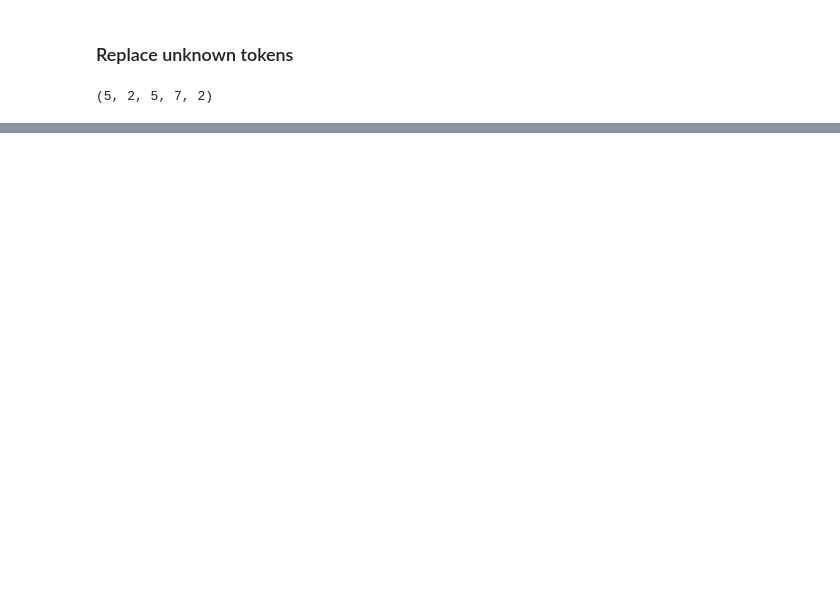
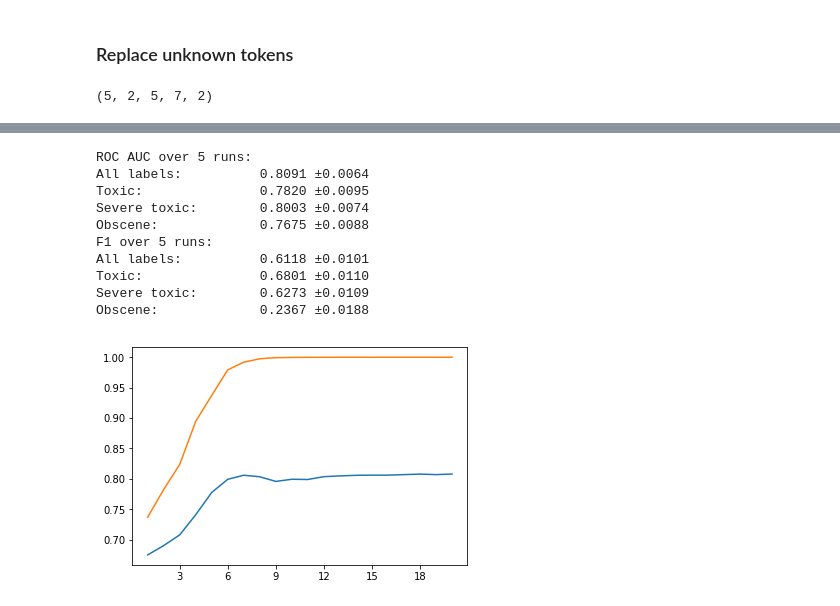
Before and after one commit to kogelnikp/toxic-comment-experiments, a Jupyter notebook: visualize_results.ipynb, the cells around one changed output, grey strips where cells are left out. Cells and saved outputs as stored; diff of their text form; code cells hidden in the pictures; blank space fills up the shorter version.

```diff
--- a/visualize_results.ipynb
+++ b/visualize_results.ipynb
@@ -385,0 +481,15 @@ Identity hate:       0.0000 ±0.0000
+# %%
+calculate_all_youtoxic_metrics(eyt1_scores)
+plot_learningcurve(eyt1_scores, YoutoxicLabels.ALL, Metrics.ROC_AUC)
+# %% [output]
+ROC AUC over 5 runs:
+All labels:          0.8091 ±0.0064
+Toxic:               0.7820 ±0.0095
+Severe toxic:        0.8003 ±0.0074
+Obscene:             0.7675 ±0.0088
+F1 over 5 runs:
+All labels:          0.6118 ±0.0101
+Toxic:               0.6801 ±0.0110
+Severe toxic:        0.6273 ±0.0109
+Obscene:             0.2367 ±0.0188
+[figure, added]
```
Also changed, not shown: parts of 24 cells of this notebook, 11 other files.
